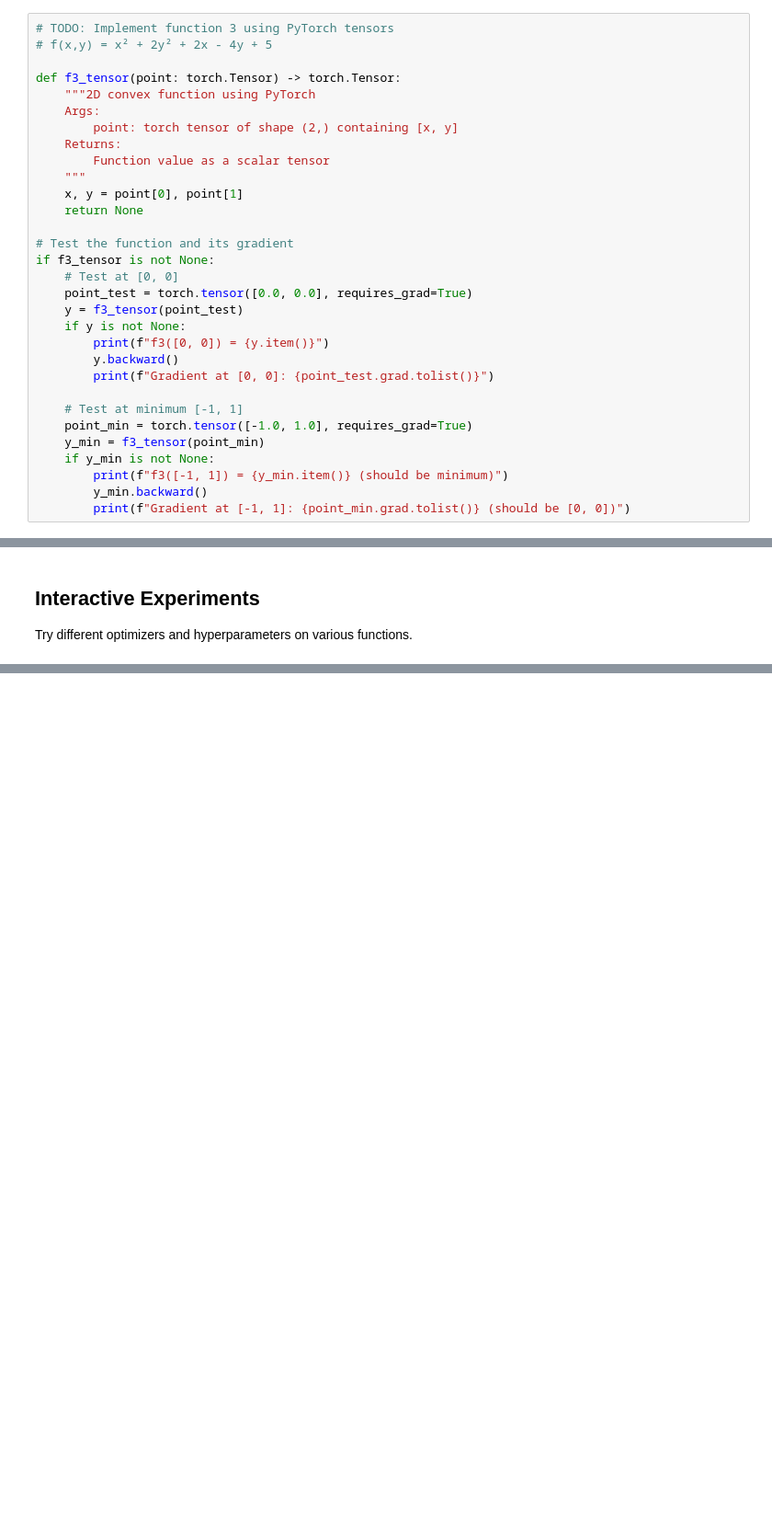
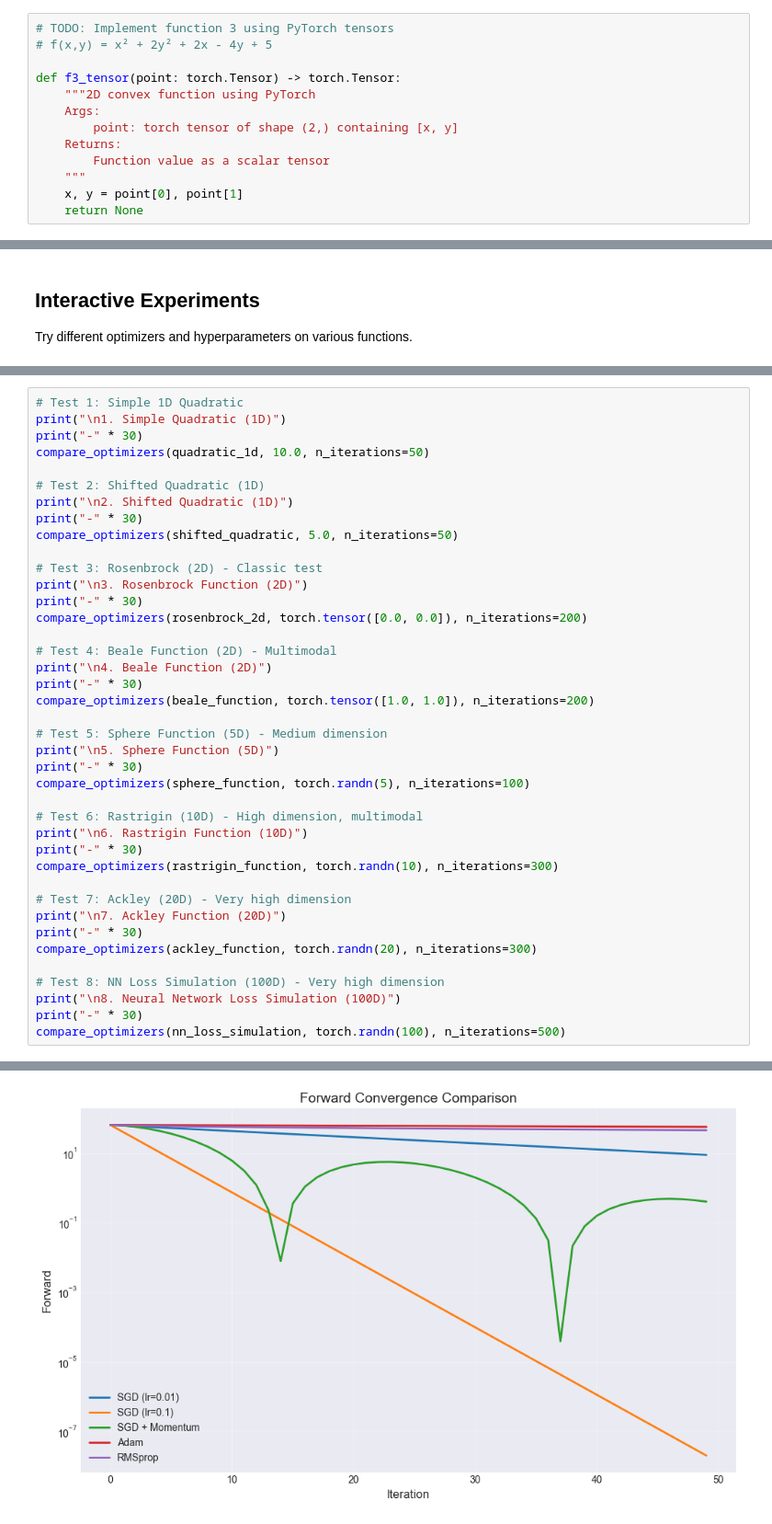
Before and after one commit to racousin/data_science_practice, a Jupyter notebook: website/public/modules/python-deep-learning/module2/exercises/exercise2.ipynb, the cells around one changed output, grey strips where cells are left out. Shown at 92% size. Drawn from its saved outputs; the diff is of its cells as text; blank space fills up the shorter version.

```diff
--- a/website/public/modules/python-deep-learning/module2/exercises/exercise2.ipynb
+++ b/website/public/modules/python-deep-learning/module2/exercises/exercise2.ipynb
@@ -135,24 +99,6 @@ def f3_tensor(point: torch.Tensor) -> torch.Tensor:
     """
     x, y = point[0], point[1]
     return None
-
-# Test the function and its gradient
-if f3_tensor is not None:
-    # Test at [0, 0]
-    point_test = torch.tensor([0.0, 0.0], requires_grad=True)
-    y = f3_tensor(point_test)
-    if y is not None:
-        print(f"f3([0, 0]) = {y.item()}")
-        y.backward()
-        print(f"Gradient at [0, 0]: {point_test.grad.tolist()}")
-
-    # Test at minimum [-1, 1]
-    point_min = torch.tensor([-1.0, 1.0], requires_grad=True)
-    y_min = f3_tensor(point_min)
-    if y_min is not None:
-        print(f"f3([-1, 1]) = {y_min.item()} (should be minimum)")
-        y_min.backward()
-        print(f"Gradient at [-1, 1]: {point_min.grad.tolist()} (should be [0, 0])")
 # %%
 # Test Function 3
 section_tests = [(getattr(validator, name), desc) for name, desc in EXERCISE2_SECTIONS["Section 1: Function Definitions with Autograd"] if "f3" in name]
@@ -602,0 +578,41 @@ test_runner.final_summary()
+# %%
+# Test 1: Simple 1D Quadratic
+print("\n1. Simple Quadratic (1D)")
+print("-" * 30)
+compare_optimizers(quadratic_1d, 10.0, n_iterations=50)
+
+# Test 2: Shifted Quadratic (1D)
+print("\n2. Shifted Quadratic (1D)")
+print("-" * 30)
+compare_optimizers(shifted_quadratic, 5.0, n_iterations=50)
+
+# Test 3: Rosenbrock (2D) - Classic test
+print("\n3. Rosenbrock Function (2D)")
+print("-" * 30)
+compare_optimizers(rosenbrock_2d, torch.tensor([0.0, 0.0]), n_iterations=200)
+
+# Test 4: Beale Function (2D) - Multimodal
+print("\n4. Beale Function (2D)")
+print("-" * 30)
+compare_optimizers(beale_function, torch.tensor([1.0, 1.0]), n_iterations=200)
+
+# Test 5: Sphere Function (5D) - Medium dimension
+print("\n5. Sphere Function (5D)")
+print("-" * 30)
+compare_optimizers(sphere_function, torch.randn(5), n_iterations=100)
+
+# Test 6: Rastrigin (10D) - High dimension, multimodal
+print("\n6. Rastrigin Function (10D)")
+print("-" * 30)
+compare_optimizers(rastrigin_function, torch.randn(10), n_iterations=300)
+
+# Test 7: Ackley (20D) - Very high dimension
+print("\n7. Ackley Function (20D)")
+print("-" * 30)
+compare_optimizers(ackley_function, torch.randn(20), n_iterations=300)
+
+# Test 8: NN Loss Simulation (100D) - Very high dimension
+print("\n8. Neural Network Loss Simulation (100D)")
+print("-" * 30)
+compare_optimizers(nn_loss_simulation, torch.randn(100), n_iterations=500)
+# %% [output]
@@ -602,0 +621 @@ test_runner.final_summary()
+[figure, added]
```
Also changed, not shown: parts of 16 cells of this notebook, 4 other files.
